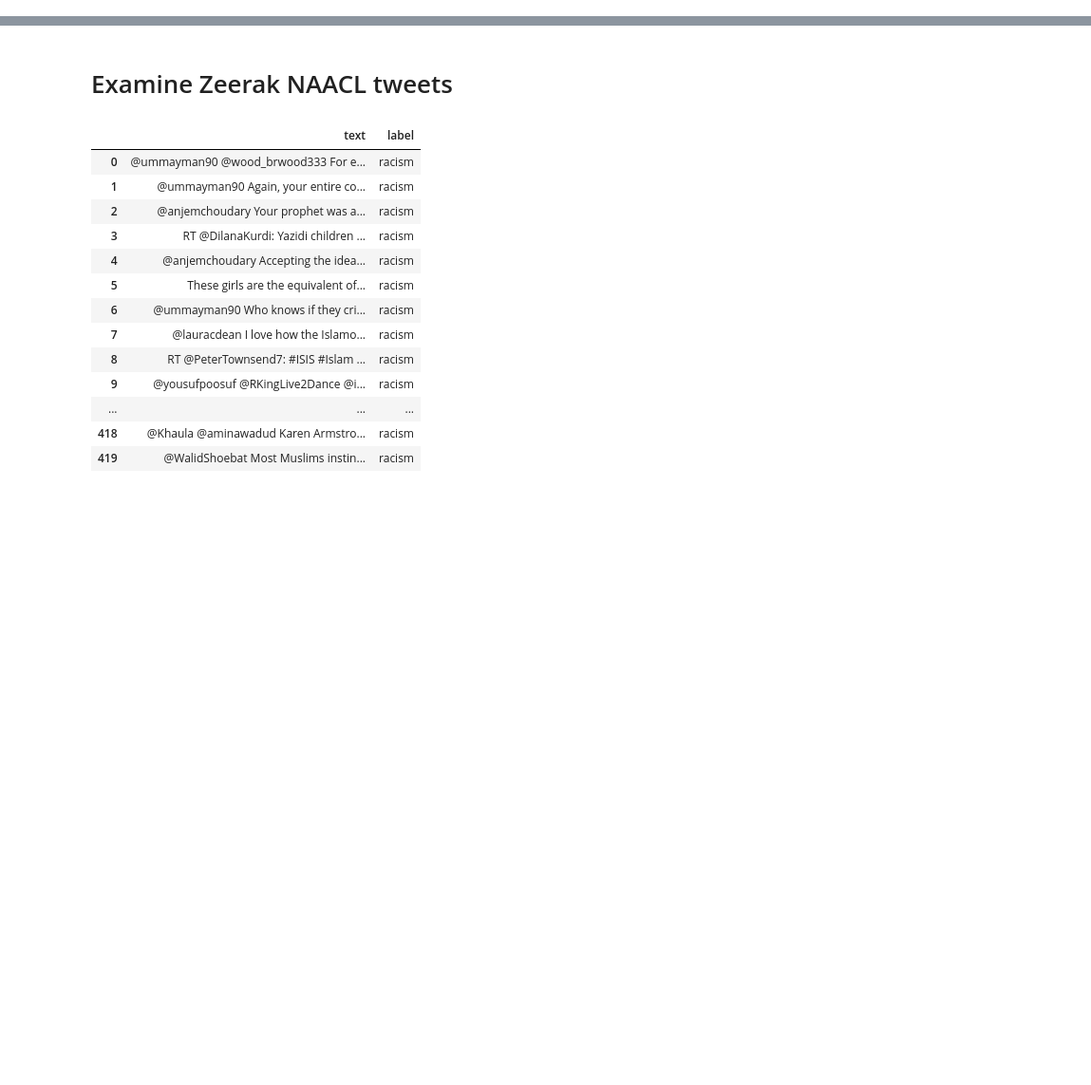
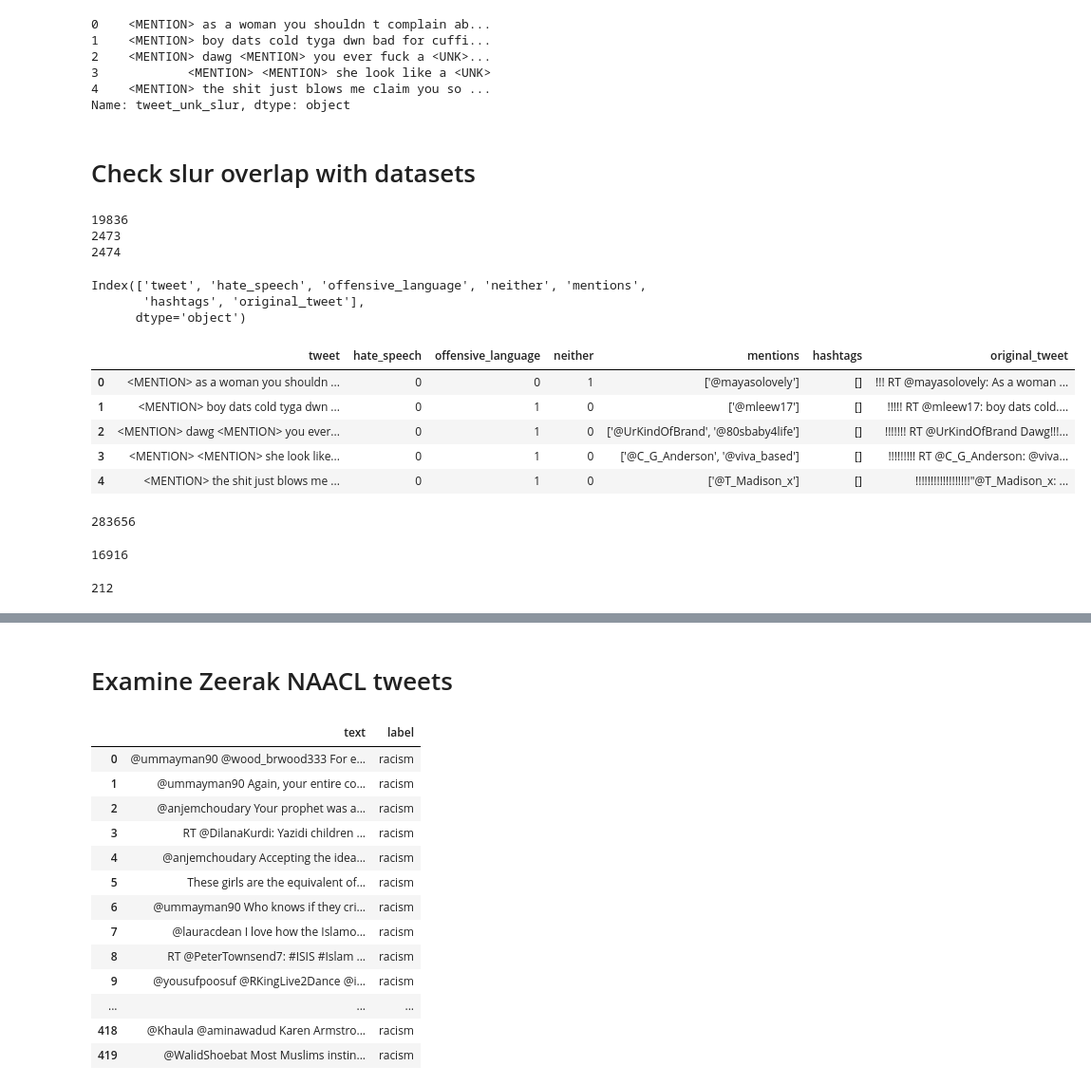
Before and after one commit to michaelmilleryoder/comp-ethics, a Jupyter notebook: jupyter/project.ipynb, the cells around one changed output, grey strips where cells are left out. Shown at 95% size. Cells and saved outputs as stored; diff of their text form; code cells hidden in the pictures; blank space fills up the shorter version.

Commit message:
unked slurs

```diff
--- a/jupyter/project.ipynb
+++ b/jupyter/project.ipynb
@@ -6,0 +12,14 @@ from tqdm import tqdm_notebook as tqdm
+# %%
+slurs_r = r'|'.join([r'\b{}(?:s|es)?\b'.format(w) for w in slurs])
+
+# UNK
+slurs_p = re.compile(slurs_r)
+
+for f in folds:
+    data[f]['tweet_unk_slur'] = data[f]['tweet'].map(lambda x: re.sub(slurs_p, '<UNK>', x))
+    data[f]['tweet_unk_slur']
+# %%
+# Remove
+for f in folds:
+    data[f]['tweet_no_slur'] = data[f]['tweet'].map(lambda x: re.sub(r'\s+', ' ', re.sub(slurs_p, '', x)))
+    data[f]['tweet_no_slur']
@@ -6,0 +35,56 @@ from tqdm import tqdm_notebook as tqdm
+# %%
+# Save out
+for f in folds:
+    data[f].to_csv(f'/usr0/home/mamille2/11-830_data/project/davidson/{f}_unked.csv', index=False)
+# %%
+data['train']['tweet_unk_slur'].head()
+# %% [output]
+0    <MENTION> as a woman you shouldn t complain ab...
+1    <MENTION> boy dats cold tyga dwn bad for cuffi...
+2    <MENTION> dawg <MENTION> you ever fuck a <UNK>...
+3            <MENTION> <MENTION> she look like a <UNK>
+4    <MENTION> the shit just blows me claim you so ...
+Name: tweet_unk_slur, dtype: object
+# %% [markdown]
+# Check slur overlap with datasets
+# %%
+# Load data
+folds = ['train', 'dev', 'test']
+data = {}
+for f in folds:
+    data[f] = pd.read_csv(f'/usr0/home/acoda/11-830/Project/data/davidson/{f}.csv', encoding='ISO-8859-1')
+    print(len(data[f]))
+# %% [output]
+19836
+2473
+2474
+# %%
+data['train'].columns
+# %% [output]
+Index(['tweet', 'hate_speech', 'offensive_language', 'neither', 'mentions',
+       'hashtags', 'original_tweet'],
+      dtype='object')
+# %%
+data['train'].head()
+# %% [output]
+|  | tweet | hate_speech | offensive_language | neither | mentions | hashtags | original_tweet |
+| 0 | <MENTION> as a woman you shouldn ... | 0 | 0 | 1 | ['@mayasolovely'] | [] | !!! RT @mayasolovely: As a woman ... |
+| 1 | <MENTION> boy dats cold tyga dwn ... | 0 | 1 | 0 | ['@mleew17'] | [] | !!!!! RT @mleew17: boy dats cold.... |
+| 2 | <MENTION> dawg <MENTION> you ever... | 0 | 1 | 0 | ['@UrKindOfBrand', '@80sbaby4life'] | [] | !!!!!!! RT @UrKindOfBrand Dawg!!!... |
+| 3 | <MENTION> <MENTION> she look like... | 0 | 1 | 0 | ['@C_G_Anderson', '@viva_based'] | [] | !!!!!!!!! RT @C_G_Anderson: @viva... |
+| 4 | <MENTION> the shit just blows me ... | 0 | 1 | 0 | ['@T_Madison_x'] | [] | !!!!!!!!!!!!!!!!!!"@T_Madison_x: ... |
+# %%
+all_tweets = [w for t in data['train']['tweet'].tolist() for w in t.split()]
+len(all_tweets)
+# %% [output]
+283656
+# %%
+slurs_in_tweets = [w for w in all_tweets if w in slurs]
+len(slurs_in_tweets)
+# %% [output]
+16916
+# %%
+slur_ctr = Counter(slurs_in_tweets)
+len(slur_ctr)
+# %% [output]
+212
```
Also changed, not shown: parts of 20 cells of this notebook.
